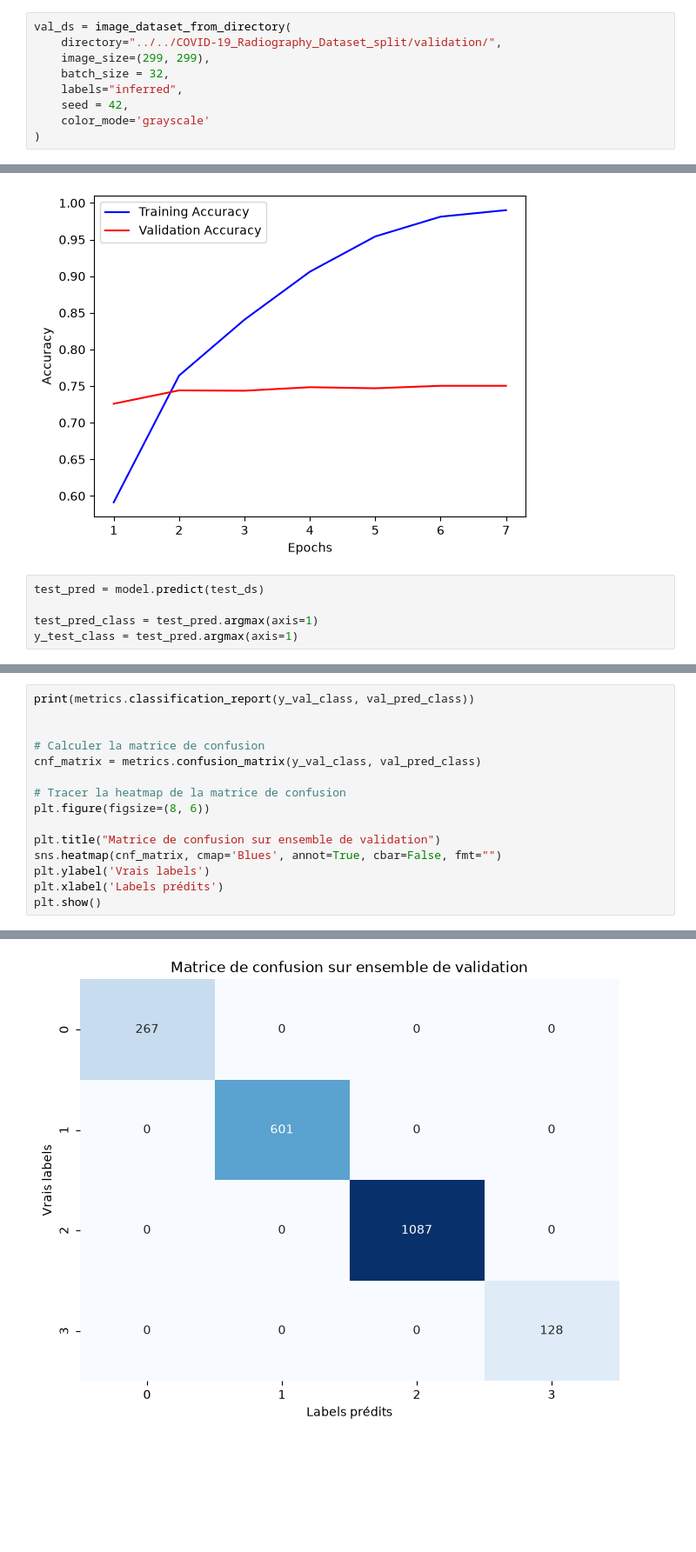
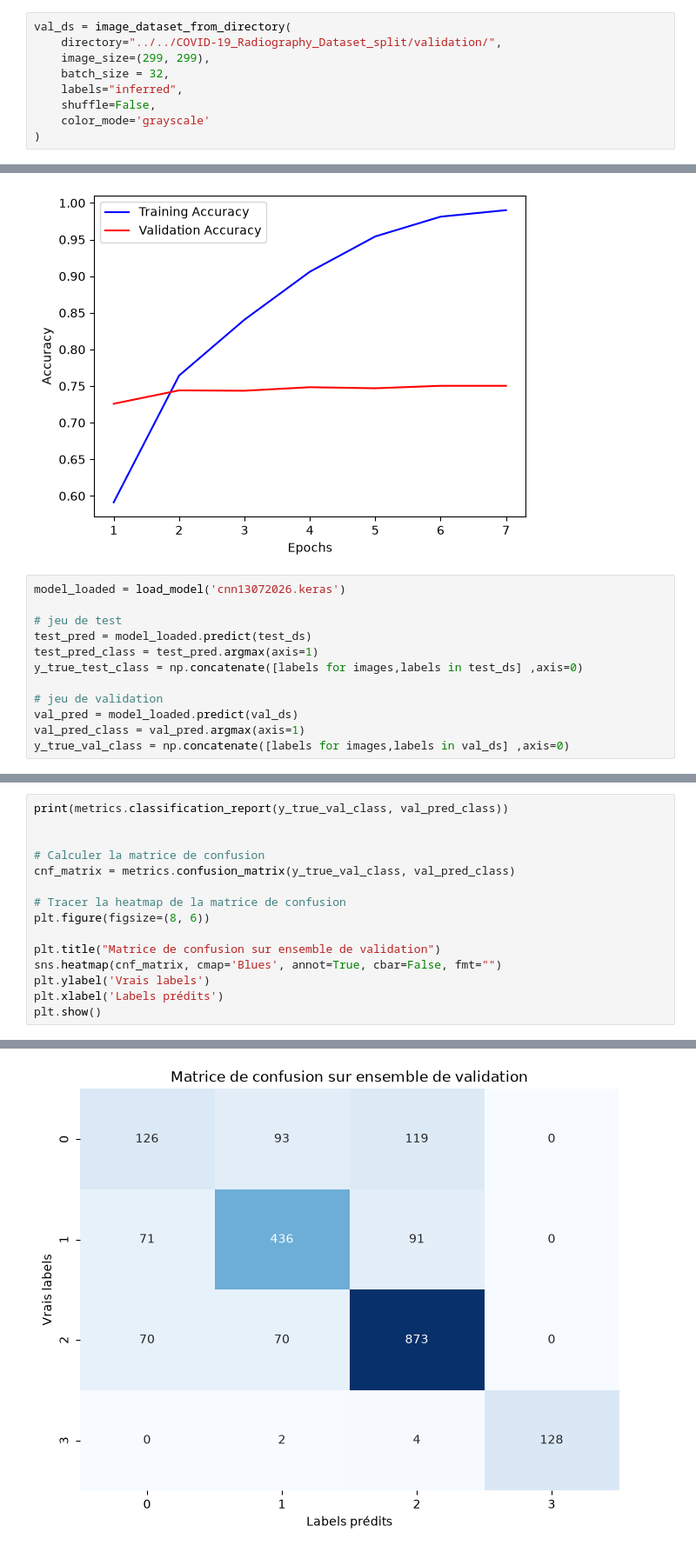
Before and after one commit to cyrilmarat/Liora_Covid, a Jupyter notebook: models/keras_v2_avec_gradcam.ipynb, the cells around one changed output, grey strips where cells are left out. Shown at 87% size. Saved outputs shown, nothing was run; the diff lists cells and outputs as text; blank space fills up the shorter version.

```diff
--- a/models/keras_v2_avec_gradcam.ipynb
+++ b/models/keras_v2_avec_gradcam.ipynb
@@ -56,7 +56,7 @@ val_ds = image_dataset_from_directory(
     image_size=(299, 299),
     batch_size = 32,
     labels="inferred",
-    seed = 42,
+    shuffle=False,
     color_mode='grayscale'
 )
 # %% [output]
@@ -215,8 +204,15 @@ plt.show()
 # %% [output]
 [figure]
 # %%
-test_pred = model.predict(test_ds)
+model_loaded = load_model('cnn13072026.keras')
 
+# jeu de test
+test_pred = model_loaded.predict(test_ds)
 test_pred_class = test_pred.argmax(axis=1)
-y_test_class = test_pred.argmax(axis=1)
+y_true_test_class = np.concatenate([labels for images,labels in test_ds] ,axis=0)
+
+# jeu de validation
+val_pred = model_loaded.predict(val_ds)
+val_pred_class = val_pred.argmax(axis=1)
+y_true_val_class = np.concatenate([labels for images,labels in val_ds] ,axis=0)
 # %% [output]
@@ -257,9 +250,9 @@ y_val_class = val_pred.argmax(axis=1)
 # %%
-print(metrics.classification_report(y_val_class, val_pred_class))
+print(metrics.classification_report(y_true_val_class, val_pred_class))
 
 
 # Calculer la matrice de confusion
-cnf_matrix = metrics.confusion_matrix(y_val_class, val_pred_class)
+cnf_matrix = metrics.confusion_matrix(y_true_val_class, val_pred_class)
 
 # Tracer la heatmap de la matrice de confusion
 plt.figure(figsize=(8, 6))
@@ -283 +276 @@ weighted avg       1.00      1.00      1.00      2083
-[figure, old version]
+[figure, new version]
```
Also changed, not shown: parts of 11 cells of this notebook.
